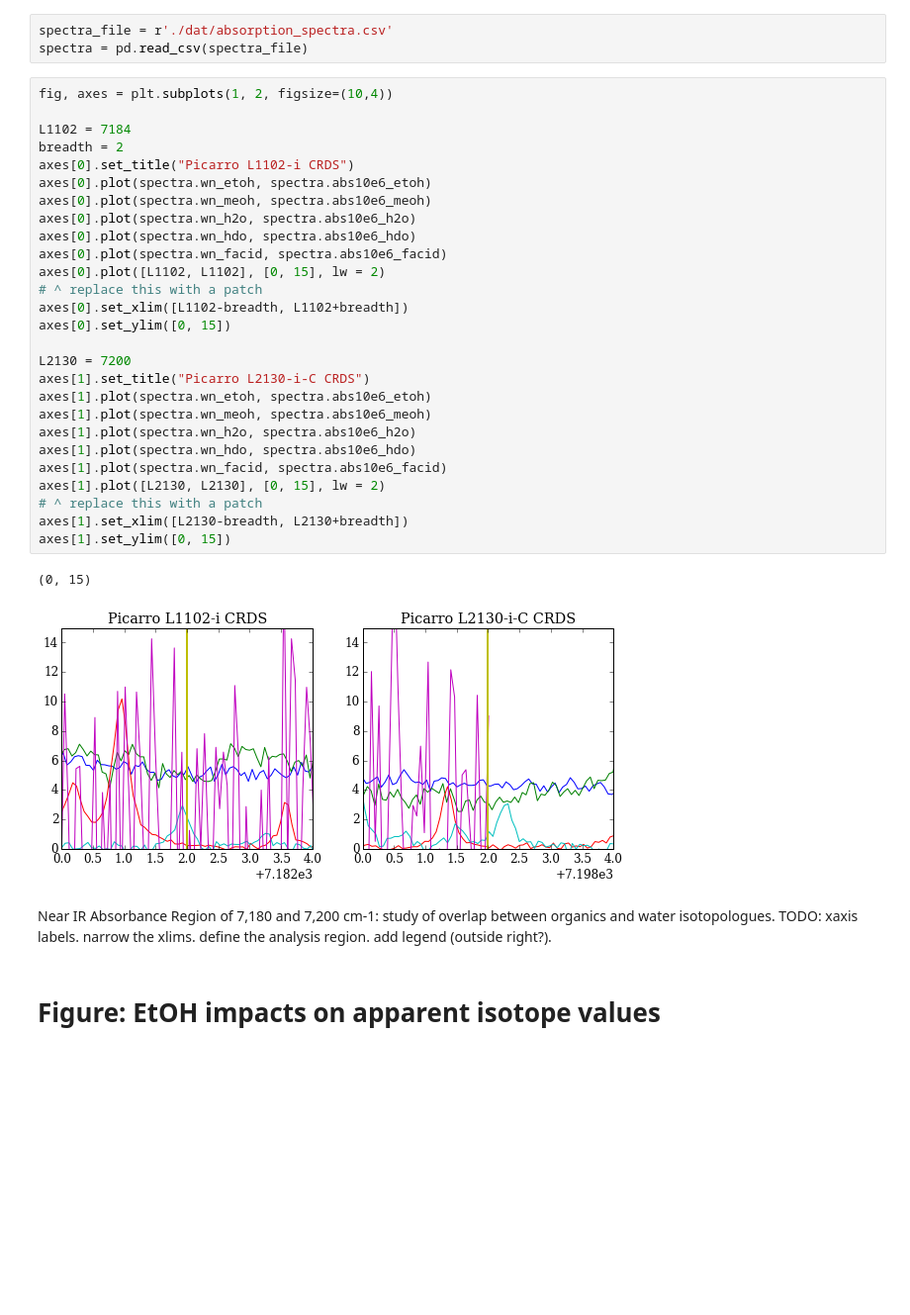
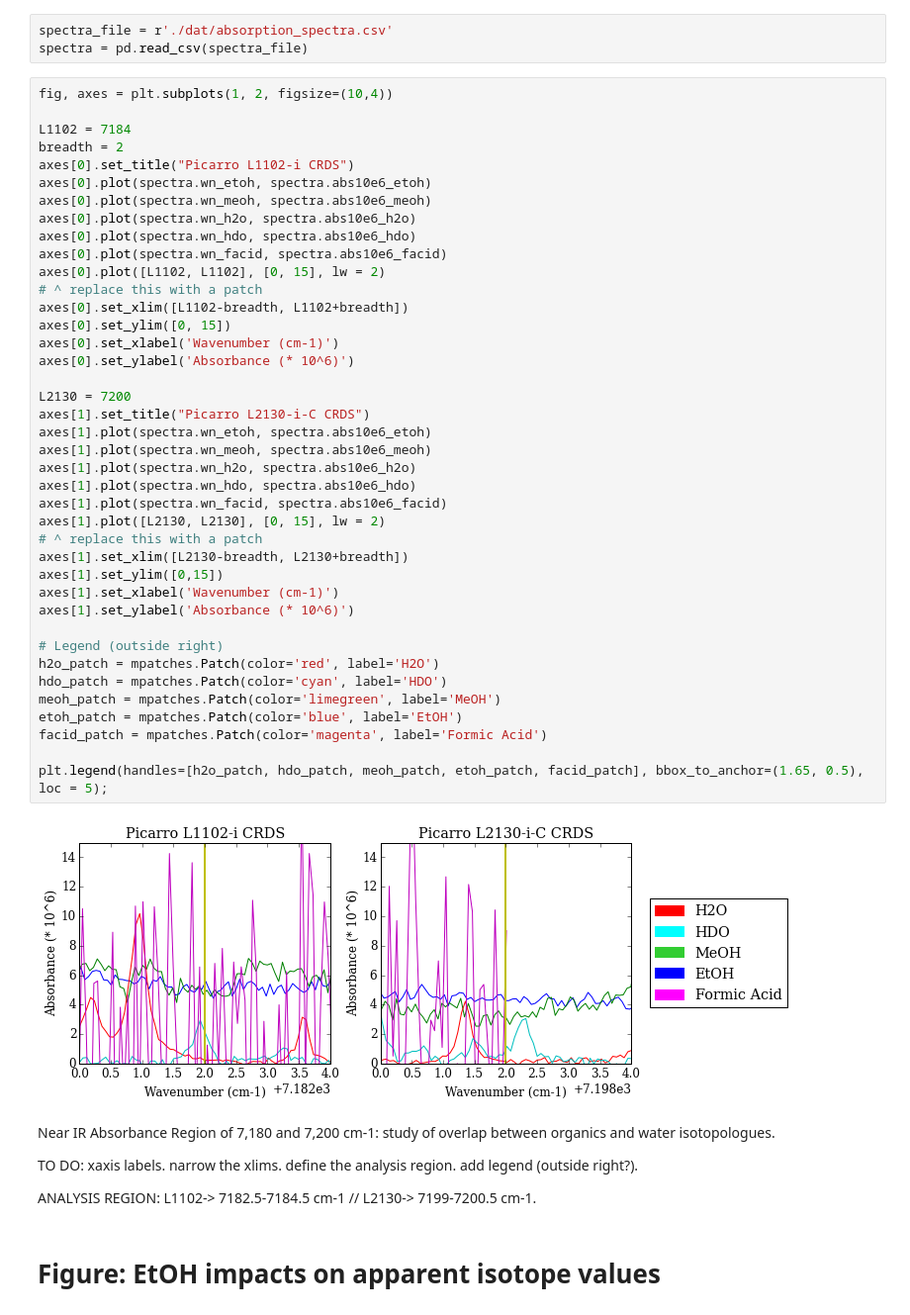
Before and after one commit to wolfhelius/isodopes, a Jupyter notebook: Isodopes Plotting.ipynb, the cells around one changed output. Shown: that part at 99% size. Drawn from its saved outputs; the diff is of its cells as text; blank space fills up the shorter version.

Commit message:
Absorbance plot update (legend, comments on analytical range of Picarro, axes labelled)

```diff
--- a/Isodopes Plotting.ipynb
+++ b/Isodopes Plotting.ipynb
@@ -16,36 +19,51 @@ spectra = pd.read_csv(spectra_file)
 # %%
 fig, axes = plt.subplots(1, 2, figsize=(10,4))
 
 L1102 = 7184
 breadth = 2
 axes[0].set_title("Picarro L1102-i CRDS")
 axes[0].plot(spectra.wn_etoh, spectra.abs10e6_etoh)
 axes[0].plot(spectra.wn_meoh, spectra.abs10e6_meoh)
 axes[0].plot(spectra.wn_h2o, spectra.abs10e6_h2o)
 axes[0].plot(spectra.wn_hdo, spectra.abs10e6_hdo)
 axes[0].plot(spectra.wn_facid, spectra.abs10e6_facid)
 axes[0].plot([L1102, L1102], [0, 15], lw = 2)
 # ^ replace this with a patch
 axes[0].set_xlim([L1102-breadth, L1102+breadth])
 axes[0].set_ylim([0, 15])
+axes[0].set_xlabel('Wavenumber (cm-1)')
+axes[0].set_ylabel('Absorbance (* 10^6)')
 
 L2130 = 7200
 axes[1].set_title("Picarro L2130-i-C CRDS")
 axes[1].plot(spectra.wn_etoh, spectra.abs10e6_etoh)
 axes[1].plot(spectra.wn_meoh, spectra.abs10e6_meoh)
 axes[1].plot(spectra.wn_h2o, spectra.abs10e6_h2o)
 axes[1].plot(spectra.wn_hdo, spectra.abs10e6_hdo)
 axes[1].plot(spectra.wn_facid, spectra.abs10e6_facid)
 axes[1].plot([L2130, L2130], [0, 15], lw = 2)
 # ^ replace this with a patch
 axes[1].set_xlim([L2130-breadth, L2130+breadth])
-axes[1].set_ylim([0, 15])
+axes[1].set_ylim([0,15])
+axes[1].set_xlabel('Wavenumber (cm-1)')
+axes[1].set_ylabel('Absorbance (* 10^6)')
+
+# Legend (outside right)
+h2o_patch = mpatches.Patch(color='red', label='H2O')
+hdo_patch = mpatches.Patch(color='cyan', label='HDO')
+meoh_patch = mpatches.Patch(color='limegreen', label='MeOH')
+etoh_patch = mpatches.Patch(color='blue', label='EtOH')
+facid_patch = mpatches.Patch(color='magenta', label='Formic Acid')
+
+plt.legend(handles=[h2o_patch, hdo_patch, meoh_patch, etoh_patch, facid_patch], bbox_to_anchor=(1.65, 0.5), loc = 5);
 # %% [output]
-(0, 15)
-[figure, old version]
+[figure, new version]
 # %% [markdown]
 Near IR Absorbance Region of 7,180 and 7,200 cm-1: study of overlap between organics and water isotopologues.
-TODO: xaxis labels. narrow the xlims. define the analysis region. add legend (outside right?).
+
+TO DO: xaxis labels. narrow the xlims. define the analysis region. add legend (outside right?).
+
+ANALYSIS REGION: L1102-> 7182.5-7184.5 cm-1 // L2130-> 7199-7200.5 cm-1.
 # %% [markdown]
 # Figure: EtOH impacts on apparent isotope values
 # %%
```
Also changed, not shown: parts of 4 cells of this notebook.
